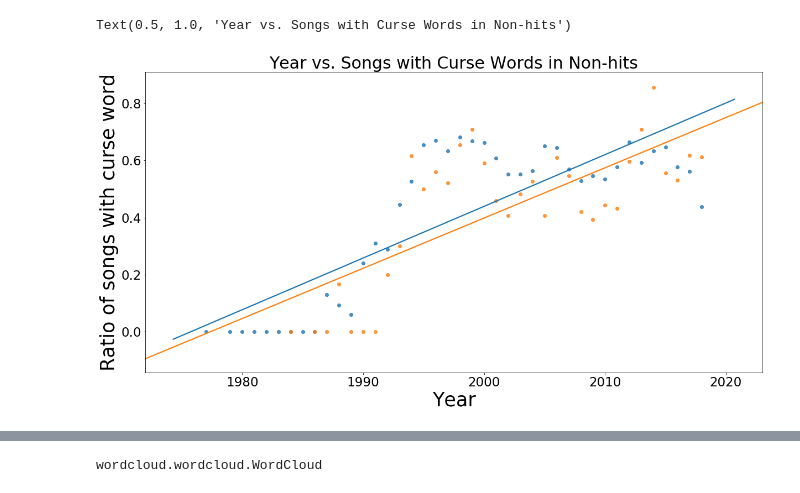
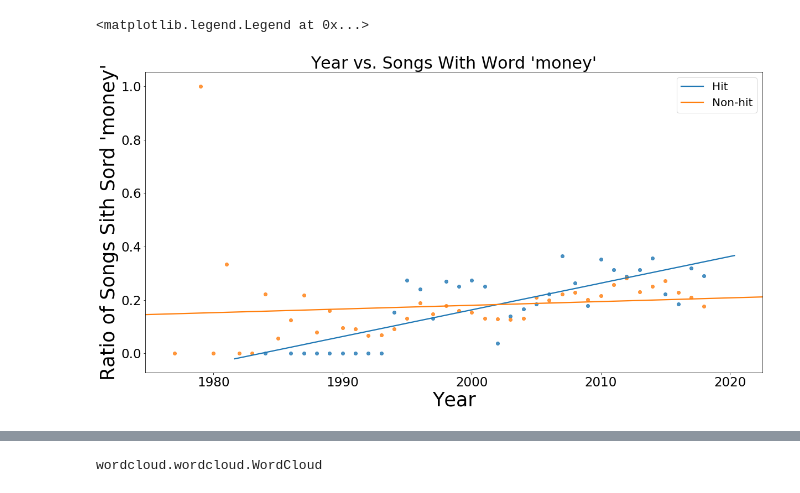
Before and after one commit to celehman44/Rap_Lyrics_Analysis, a Jupyter notebook: 10_EDA.ipynb, the cells around one changed output, grey strips where cells are left out. Saved outputs shown, nothing was run; the diff lists cells and outputs as text; code cells hidden in the pictures.

```diff
--- a/10_EDA.ipynb
+++ b/10_EDA.ipynb
@@ -18,2 +26,2 @@ df2['lyrics']=df2['lyrics'].str.replace('shit','s___')
 # %%
-df['target'] = target['hot100']
+df['target'] = df2['hot100']
@@ -129,20 +127,16 @@ s_=[len(df[(df['date_year'] == year) & (df['shit']>1)&(df['target']!=1)])/len(df
 # %%
 plt.figure(figsize=(20,10))
 
-sns.regplot(x=years, y=n_, ci=None)
-sns.regplot(x=years_hits, y=n1_, ci=None)
+sns.regplot(x=years_hits, y=m1_, ci=None)
 
-#sns.lineplot(x=years, y=f_, palette = 'rainbow_r', ci=None, lw=7)
-
-#sns.lineplot(x=years, y=b_, palette = 'rainbow_r', ci=None, lw=7)
-
-#sns.lineplot(x=years, y=s_, palette = 'rainbow_r', ci=None, lw=7)
+sns.regplot(x=years, y=m_, ci=None)
 
 plt.xlabel('Year', size=35)
 plt.xticks(size=23)
-plt.ylabel('Ratio of songs with curse word', size=35)
+plt.ylabel("Ratio of Songs Sith Sord 'money'", size=35)
 plt.yticks(size=23)
-plt.title("Year vs. Songs with Curse Words in Non-hits", fontsize=30)
+plt.title("Year vs. Songs With Word 'money'", fontsize=30)
+plt.legend(['Hit', 'Non-hit'],prop = {'size':20})
 # %% [output]
-Text(0.5, 1.0, 'Year vs. Songs with Curse Words in Non-hits')
+<matplotlib.legend.Legend at 0x...>
-[figure, old version]
+[figure, new version]
```
Also changed, not shown: parts of 121 cells of this notebook, 4 other files.
